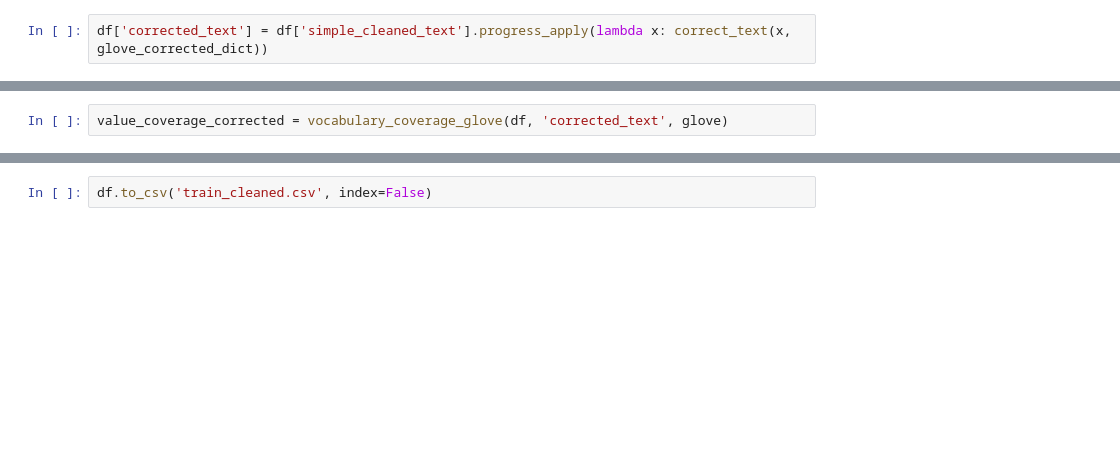
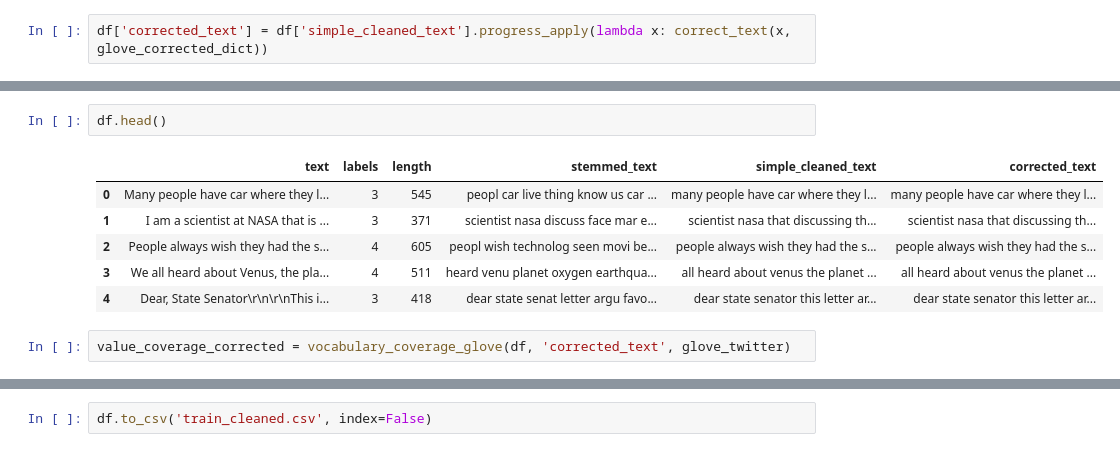
Before and after one commit to mlengineershub/LazyTeacher, a Jupyter notebook: eda.ipynb, the cells around one changed output, grey strips where cells are left out. Saved outputs shown, nothing was run; the diff lists cells and outputs as text; blank space fills up the shorter version.

```diff
--- a/eda.ipynb
+++ b/eda.ipynb
@@ -472,2 +475,11 @@ df['corrected_text'] = df['simple_cleaned_text'].progress_apply(lambda x: correc
+# %%
+df.head()
+# %% [output]
+|  | text | labels | length | stemmed_text | simple_cleaned_text | corrected_text |
+| 0 | Many people have car where they l... | 3 | 545 | peopl car live thing know us car ... | many people have car where they l... | many people have car where they l... |
+| 1 | I am a scientist at NASA that is ... | 3 | 371 | scientist nasa discuss face mar e... | scientist nasa that discussing th... | scientist nasa that discussing th... |
+| 2 | People always wish they had the s... | 4 | 605 | peopl wish technolog seen movi be... | people always wish they had the s... | people always wish they had the s... |
+| 3 | We all heard about Venus, the pla... | 4 | 511 | heard venu planet oxygen earthqua... | all heard about venus the planet ... | all heard about venus the planet ... |
+| 4 | Dear, State Senator\r\n\r\nThis i... | 3 | 418 | dear state senat letter argu favo... | dear state senator this letter ar... | dear state senator this letter ar... |
 # %%
-value_coverage_corrected = vocabulary_coverage_glove(df, 'corrected_text', glove)
+value_coverage_corrected = vocabulary_coverage_glove(df, 'corrected_text', glove_twitter)
```
Also changed, not shown: parts of 45 cells of this notebook.
